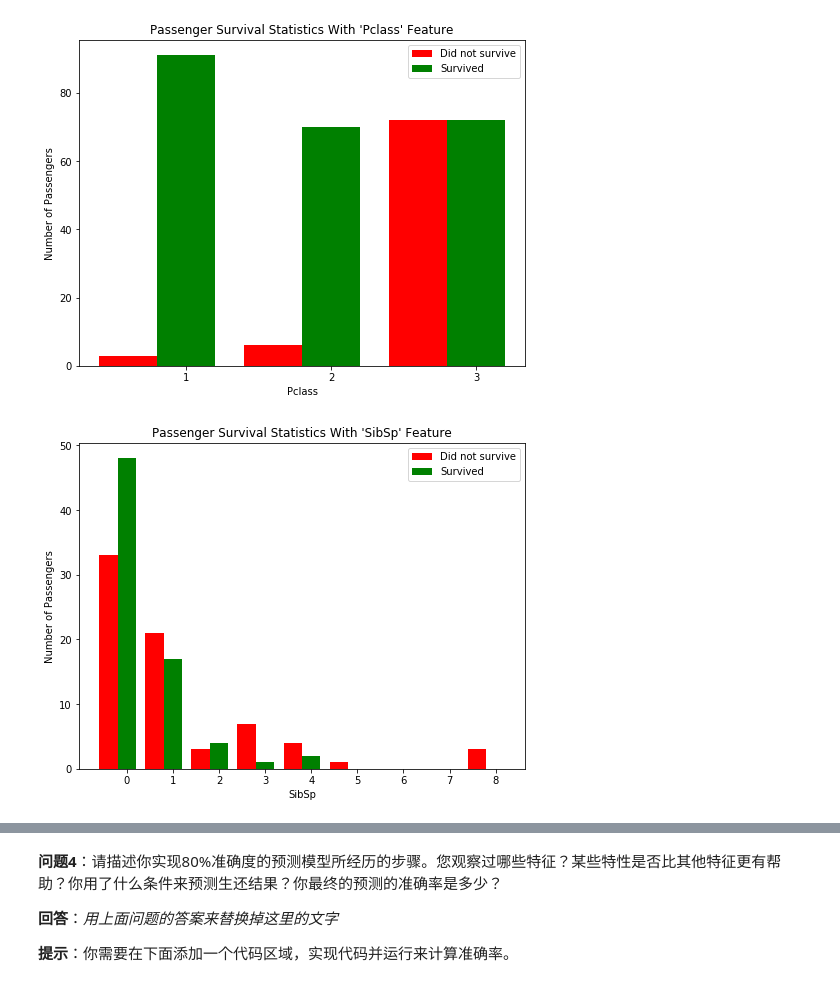
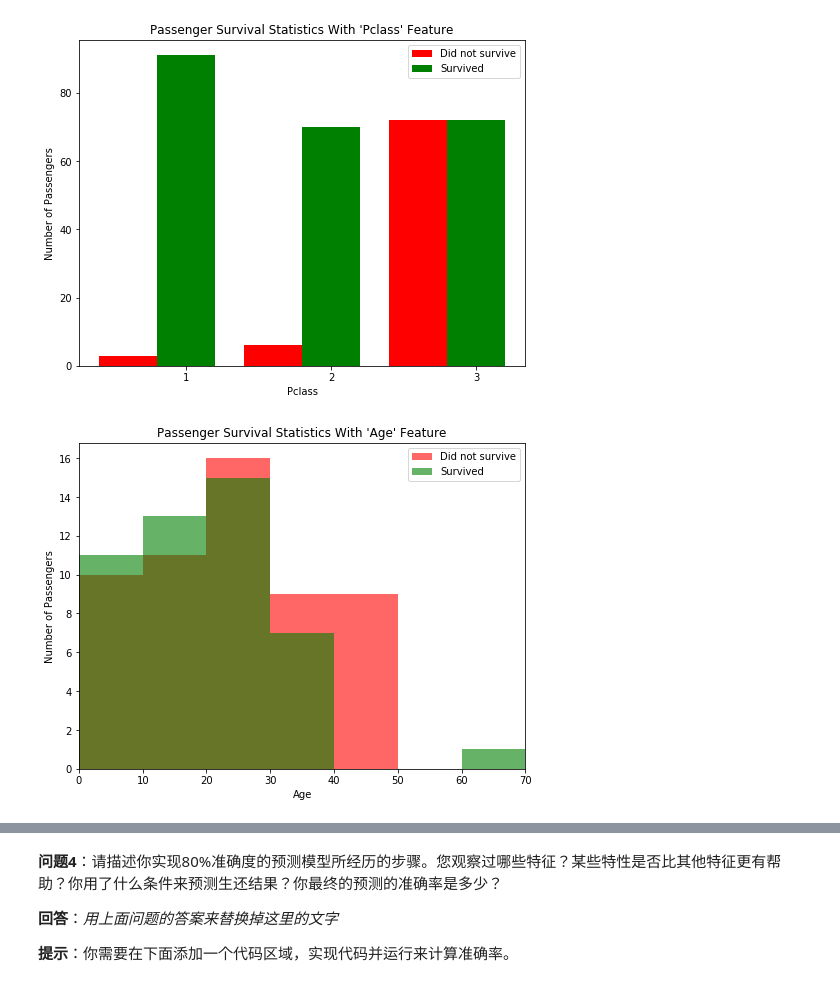
Before and after one commit to JasonZhou89/titanic_survival_exploration, a Jupyter notebook: titanic_survival_exploration.ipynb, the cells around one changed output, grey strips where cells are left out. Cells and saved outputs as stored; diff of their text form; code cells hidden in the pictures.

```diff
--- a/titanic_survival_exploration.ipynb
+++ b/titanic_survival_exploration.ipynb
@@ -254,6 +254,6 @@ survival_stats(data, outcomes, 'Pclass', ["Sex == 'female'"])
 # %% [output]
 [figure]
 # %%
-survival_stats(data, outcomes, 'SibSp', ["Sex == 'female'","Pclass == 3"])
+survival_stats(data, outcomes, 'Age', ["Sex == 'female'","Pclass == 3"])
 # %% [output]
-[figure, old version]
+[figure, new version]
```
Also changed, not shown: parts of 6 cells of this notebook.
